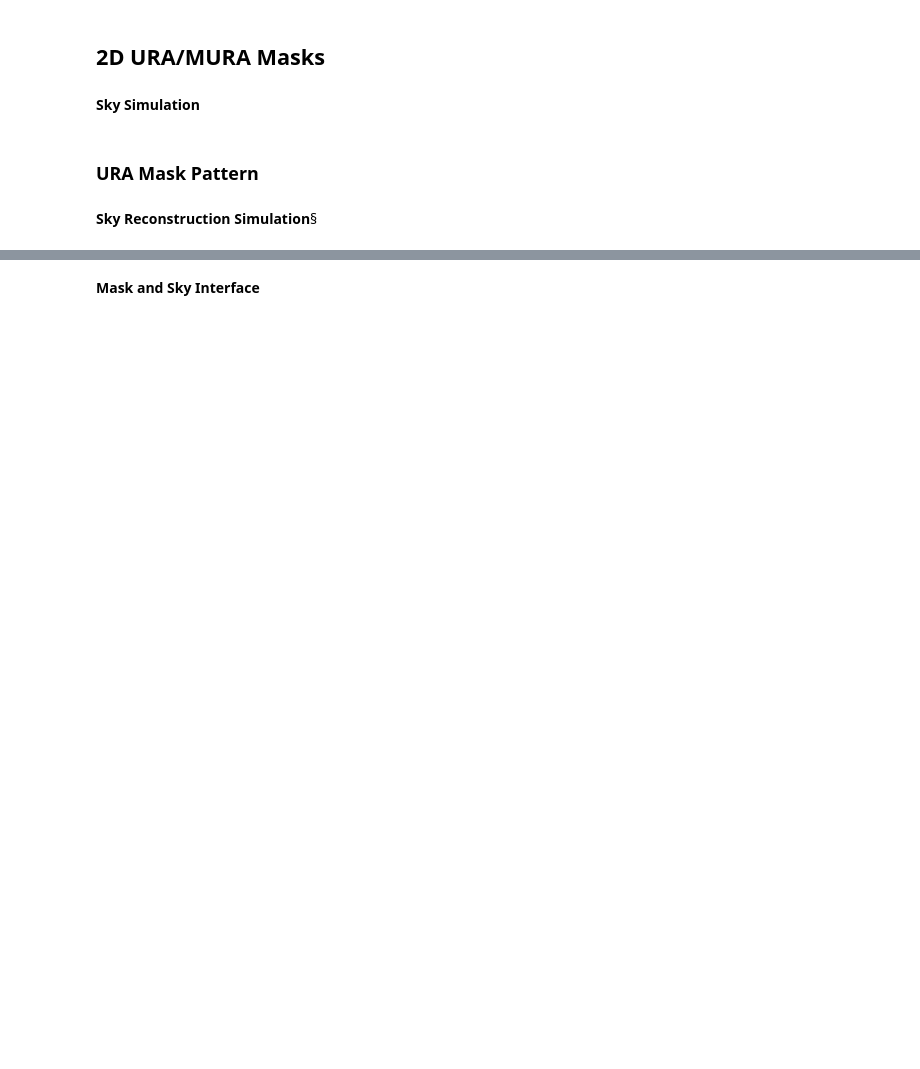
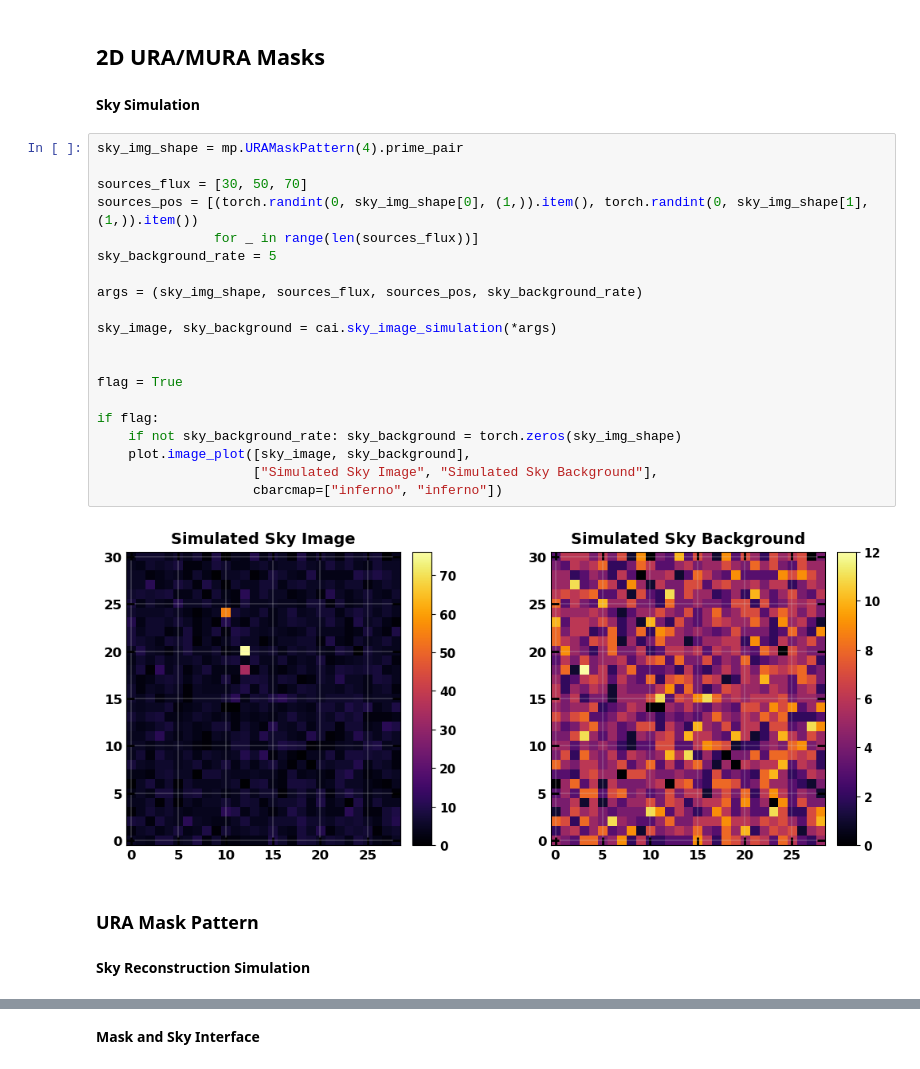
Before and after one commit to EdoardoGiancarli/Reconstruction_Masks_Test, a Jupyter notebook: Img_GPUReconstruction_2D/Img2D_GPU_Reconstruction.ipynb, the cells around one changed output, grey strips where cells are left out. Cells and saved outputs as stored; diff of their text form; blank space fills up the shorter version.

```diff
--- a/Img_GPUReconstruction_2D/Img2D_GPU_Reconstruction.ipynb
+++ b/Img_GPUReconstruction_2D/Img2D_GPU_Reconstruction.ipynb
@@ -21,7 +24,29 @@ importlib.reload(cai)
 ## **2D URA/MURA Masks**
 # %% [markdown]
 **Sky Simulation**
+# %%
+sky_img_shape = mp.URAMaskPattern(4).prime_pair
+
+sources_flux = [30, 50, 70]
+sources_pos = [(torch.randint(0, sky_img_shape[0], (1,)).item(), torch.randint(0, sky_img_shape[1], (1,)).item())
+               for _ in range(len(sources_flux))]
+sky_background_rate = 5
+
+args = (sky_img_shape, sources_flux, sources_pos, sky_background_rate)
+
+sky_image, sky_background = cai.sky_image_simulation(*args)
+
+
+flag = True
+
+if flag:
+    if not sky_background_rate: sky_background = torch.zeros(sky_img_shape)
+    plot.image_plot([sky_image, sky_background],
+                    ["Simulated Sky Image", "Simulated Sky Background"],
+                    cbarcmap=["inferno", "inferno"])
+# %% [output]
+[figure, added]
 # %% [markdown]
 ### **URA Mask Pattern**
 # %% [markdown]
-**Sky Reconstruction Simulation**§
+**Sky Reconstruction Simulation**
```
Also changed, not shown: parts of 8 cells of this notebook, 5 other files.
